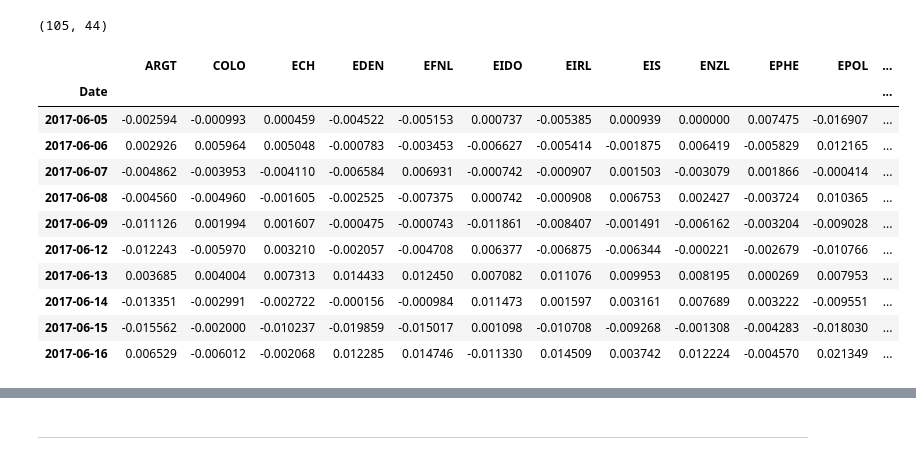
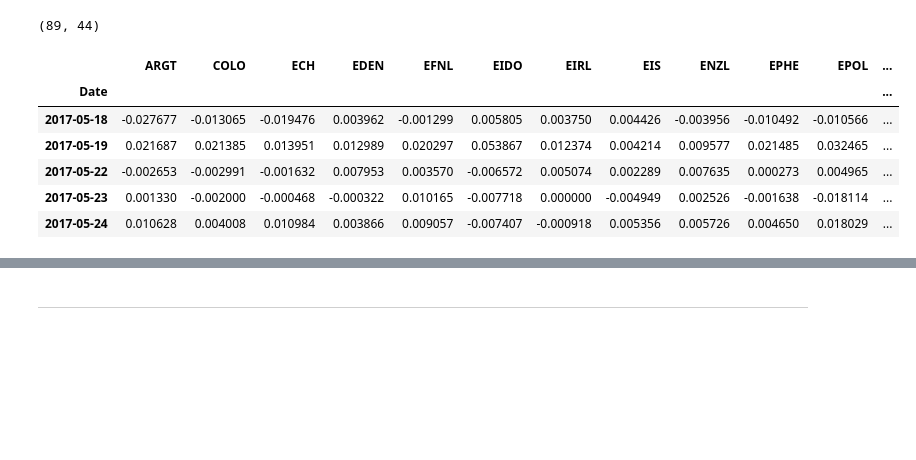
Before and after one commit to rdemarqui/causal_impact_on_ewz, a Jupyter notebook: ewz_analisys.ipynb, the cells around one changed output, grey strips where cells are left out. Drawn from its saved outputs; the diff is of its cells as text; code cells hidden in the pictures; blank space fills up the shorter version.

```diff
--- a/ewz_analisys.ipynb
+++ b/ewz_analisys.ipynb
@@ -7,24 +8,20 @@ from sklearn.metrics import mean_squared_error
 # %%
 # Open dataset and normalize data
 df = pd.read_csv('joesley_day.csv', index_col=['Date'])
-df = df.loc['2017-01-16':, :]
+df = df.loc['2017-01-16':'2017-05-24', :]
+
 #df_norm = np.log(df / df.shift(1)).dropna()
 df_norm = df.pct_change().dropna()
 
 print(df_norm.shape)
-df_norm.tail(10)
+df_norm.tail()
 # %% [output]
-(105, 44)
+(89, 44)
 |  | ARGT | COLO | ECH | EDEN | EFNL | EIDO | EIRL | EIS | ENZL | EPHE | EPOL | ... |
 | Date |  |  |  |  |  |  |  |  |  |  |  | ... |
-| 2017-06-05 | -0.002594 | -0.000993 | 0.000459 | -0.004522 | -0.005153 | 0.000737 | -0.005385 | 0.000939 | 0.000000 | 0.007475 | -0.016907 | ... |
-| 2017-06-06 | 0.002926 | 0.005964 | 0.005048 | -0.000783 | -0.003453 | -0.006627 | -0.005414 | -0.001875 | 0.006419 | -0.005829 | 0.012165 | ... |
-| 2017-06-07 | -0.004862 | -0.003953 | -0.004110 | -0.006584 | 0.006931 | -0.000742 | -0.000907 | 0.001503 | -0.003079 | 0.001866 | -0.000414 | ... |
-| 2017-06-08 | -0.004560 | -0.004960 | -0.001605 | -0.002525 | -0.007375 | 0.000742 | -0.000908 | 0.006753 | 0.002427 | -0.003724 | 0.010365 | ... |
-| 2017-06-09 | -0.011126 | 0.001994 | 0.001607 | -0.000475 | -0.000743 | -0.011861 | -0.008407 | -0.001491 | -0.006162 | -0.003204 | -0.009028 | ... |
-| 2017-06-12 | -0.012243 | -0.005970 | 0.003210 | -0.002057 | -0.004708 | 0.006377 | -0.006875 | -0.006344 | -0.000221 | -0.002679 | -0.010766 | ... |
-| 2017-06-13 | 0.003685 | 0.004004 | 0.007313 | 0.014433 | 0.012450 | 0.007082 | 0.011076 | 0.009953 | 0.008195 | 0.000269 | 0.007953 | ... |
-| 2017-06-14 | -0.013351 | -0.002991 | -0.002722 | -0.000156 | -0.000984 | 0.011473 | 0.001597 | 0.003161 | 0.007689 | 0.003222 | -0.009551 | ... |
-| 2017-06-15 | -0.015562 | -0.002000 | -0.010237 | -0.019859 | -0.015017 | 0.001098 | -0.010708 | -0.009268 | -0.001308 | -0.004283 | -0.018030 | ... |
-| 2017-06-16 | 0.006529 | -0.006012 | -0.002068 | 0.012285 | 0.014746 | -0.011330 | 0.014509 | 0.003742 | 0.012224 | -0.004570 | 0.021349 | ... |
+| 2017-05-18 | -0.027677 | -0.013065 | -0.019476 | 0.003962 | -0.001299 | 0.005805 | 0.003750 | 0.004426 | -0.003956 | -0.010492 | -0.010566 | ... |
+| 2017-05-19 | 0.021687 | 0.021385 | 0.013951 | 0.012989 | 0.020297 | 0.053867 | 0.012374 | 0.004214 | 0.009577 | 0.021485 | 0.032465 | ... |
+| 2017-05-22 | -0.002653 | -0.002991 | -0.001632 | 0.007953 | 0.003570 | -0.006572 | 0.005074 | 0.002289 | 0.007635 | 0.000273 | 0.004965 | ... |
+| 2017-05-23 | 0.001330 | -0.002000 | -0.000468 | -0.000322 | 0.010165 | -0.007718 | 0.000000 | -0.004949 | 0.002526 | -0.001638 | -0.018114 | ... |
+| 2017-05-24 | 0.010628 | 0.004008 | 0.010984 | 0.003866 | 0.009057 | -0.007407 | -0.000918 | 0.005356 | 0.005726 | 0.004650 | 0.018029 | ... |
 # %%
```
Also changed, not shown: parts of 18 cells of this notebook, 1 other file.
